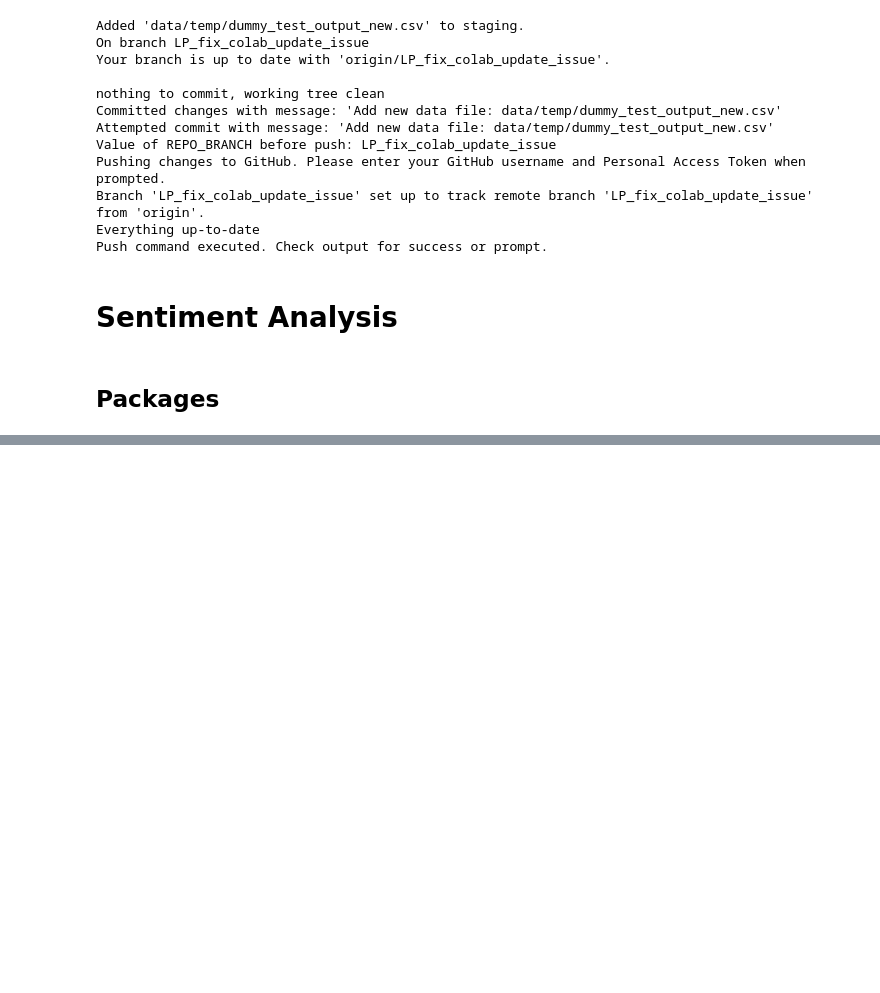
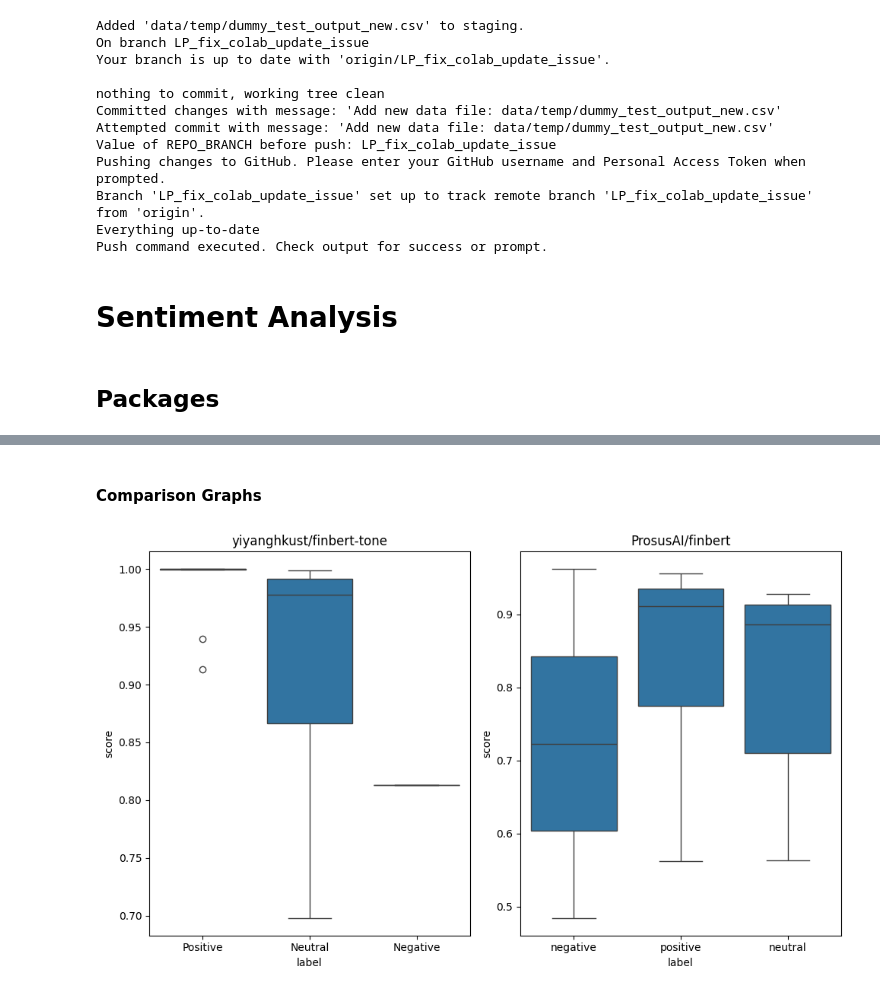
Before and after one commit to EErlando/Quarterly-Bytes, a Jupyter notebook: notebooks/2_exploratory_data_analysis/JKW_Sentiment_Analysis.ipynb, the cells around one changed output, grey strips where cells are left out. Drawn from its saved outputs; the diff is of its cells as text; code cells hidden in the pictures; blank space fills up the shorter version.

```diff
--- a/notebooks/2_exploratory_data_analysis/JKW_Sentiment_Analysis.ipynb
+++ b/notebooks/2_exploratory_data_analysis/JKW_Sentiment_Analysis.ipynb
@@ -182,0 +799,4 @@ warnings.filterwarnings("ignore")
+# %%
+MODEL_NAME_1 = "yiyanghkust/finbert-tone"
+# %%
+MODEL_NAME_2 = "ProsusAI/finbert"
@@ -182,0 +839,4 @@ warnings.filterwarnings("ignore")
+# %%
+# yiyanghkust/finbert-tone
+df_jpm_scored_md_kust = score_m_d(df_jpm_discussion,MODEL_NAME_1)
+df_jpm_scored_md_kust.head()
@@ -182,0 +851,4 @@ warnings.filterwarnings("ignore")
+# %%
+# ProsusAI/finbert
+df_jpm_scored_md_prosus = score_m_d(df_jpm_discussion,MODEL_NAME_2)
+df_jpm_scored_md_prosus.head()
@@ -182,0 +863,16 @@ warnings.filterwarnings("ignore")
+# %% [markdown]
+#### Comparison Graphs
+# %%
+# Graph side by side boxplots
+fig, ax = plt.subplots(1,2, figsize=(10, 6))
+
+sns.boxplot(data=df_jpm_scored_md_kust, x="label", y="score", ax=ax[0])
+sns.boxplot(data=df_jpm_scored_md_prosus, x="label", y="score", ax=ax[1])
+
+ax[0].set_title("yiyanghkust/finbert-tone")
+ax[1].set_title("ProsusAI/finbert")
+
+plt.tight_layout()
+plt.show()
+# %% [output]
+[figure, added]
```
Also changed, not shown: parts of 73 cells of this notebook.
